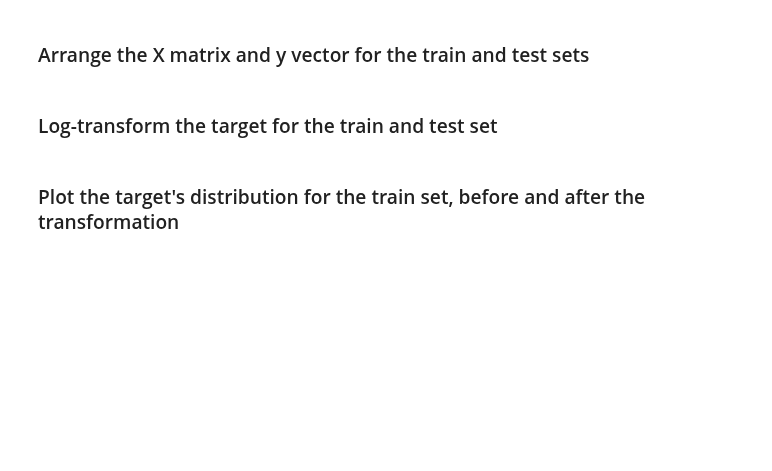
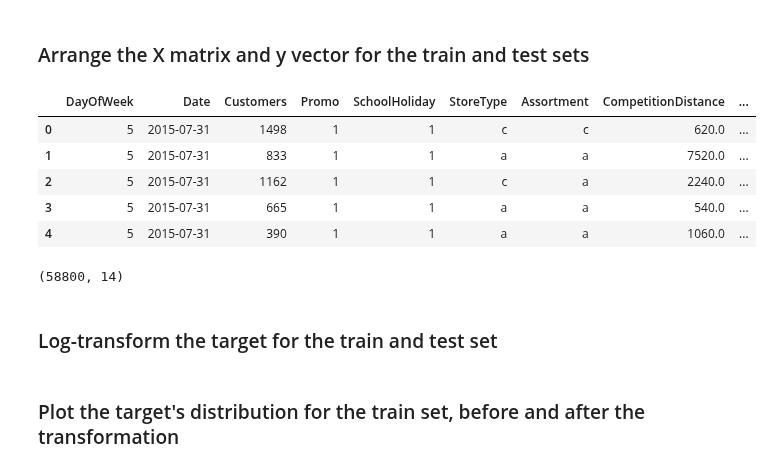
Before and after one commit to LambdaSchool/DEPRECATED-DS-Unit-2-Applied-Modeling, a Jupyter notebook: DS_Sprint_Challenge_8_Regression_2.ipynb, the cells around one changed output. Cells and saved outputs as stored; diff of their text form; code cells hidden in the pictures; blank space fills up the shorter version.

```diff
--- a/DS_Sprint_Challenge_8_Regression_2.ipynb
+++ b/DS_Sprint_Challenge_8_Regression_2.ipynb
@@ -196,2 +232,17 @@ array([nan, 'Jan,Apr,Jul,Oct', 'Feb,May,Aug,Nov', 'Mar,Jun,Sept,Dec'],
+# %%
+# Check output.
+X_train.head()
+# %% [output]
+|  | DayOfWeek | Date | Customers | Promo | SchoolHoliday | StoreType | Assortment | CompetitionDistance | ... |
+| 0 | 5 | 2015-07-31 | 1498 | 1 | 1 | c | c | 620.0 | ... |
+| 1 | 5 | 2015-07-31 | 833 | 1 | 1 | a | a | 7520.0 | ... |
+| 2 | 5 | 2015-07-31 | 1162 | 1 | 1 | c | a | 2240.0 | ... |
+| 3 | 5 | 2015-07-31 | 665 | 1 | 1 | a | a | 540.0 | ... |
+| 4 | 5 | 2015-07-31 | 390 | 1 | 1 | a | a | 1060.0 | ... |
+# %%
+# Verify output dimensions.
+X_train.shape
+# %% [output]
+(58800, 14)
 # %% [markdown]
 ### Log-transform the target for the train and test set
```
Also changed, not shown: parts of 9 cells of this notebook.
